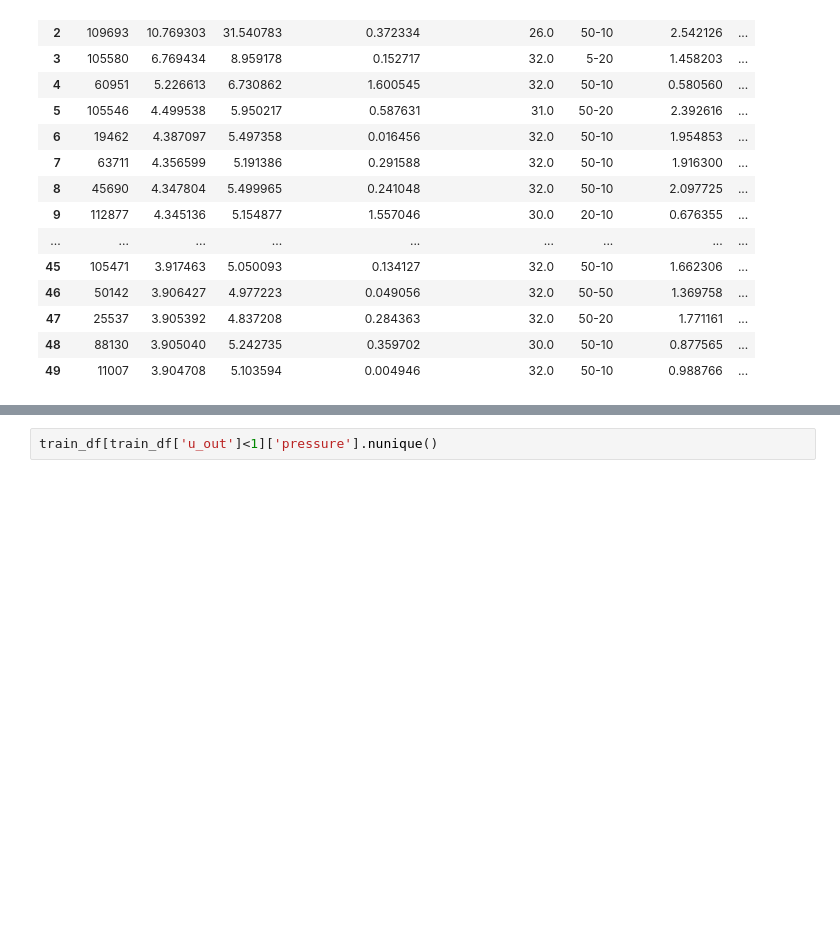
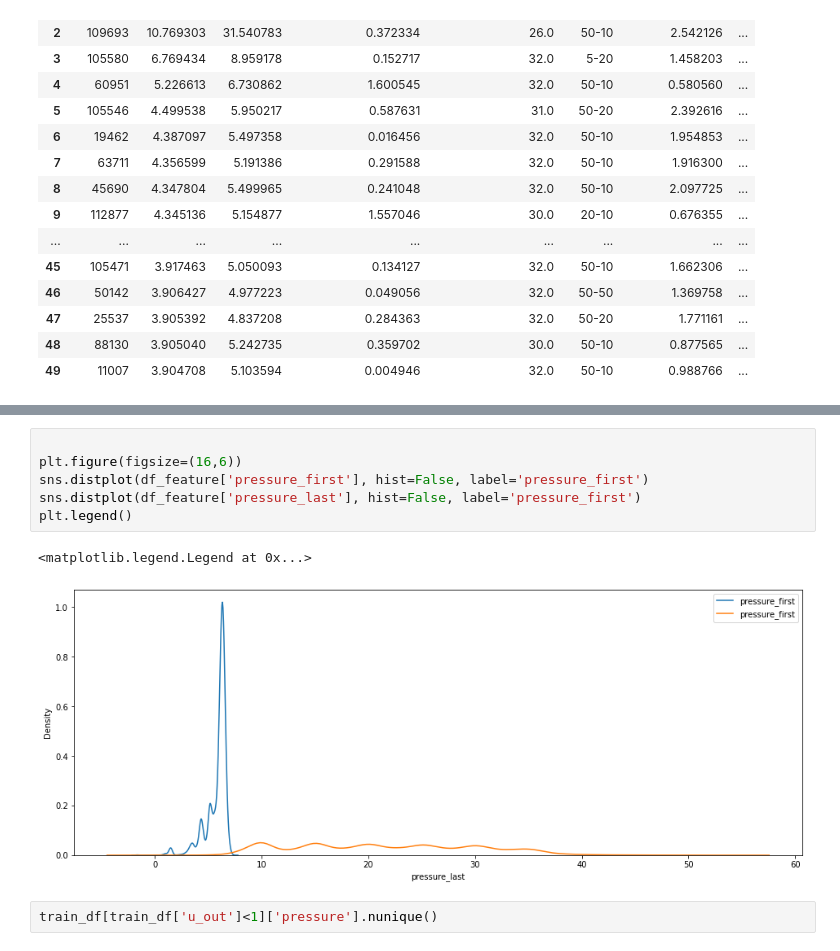
Before and after one commit to bobbercheng/ventilator-pressure-prediction, a Jupyter notebook: Analyze_predict_data.ipynb, the cells around one changed output, grey strips where cells are left out. Cells and saved outputs as stored; diff of their text form; blank space fills up the shorter version.

```diff
--- a/Analyze_predict_data.ipynb
+++ b/Analyze_predict_data.ipynb
@@ -97,3 +111,12 @@ plt.legend()
+# %%
+
+plt.figure(figsize=(16,6))
+sns.distplot(df_feature['pressure_first'], hist=False, label='pressure_first')
+sns.distplot(df_feature['pressure_last'], hist=False, label='pressure_first')
+plt.legend()
+# %% [output]
+<matplotlib.legend.Legend at 0x...>
+[figure, added]
 # %%
 train_df[train_df['u_out']<1]['pressure'].nunique()
 # %% [output]
```
Also changed, not shown: parts of 7 cells of this notebook.
